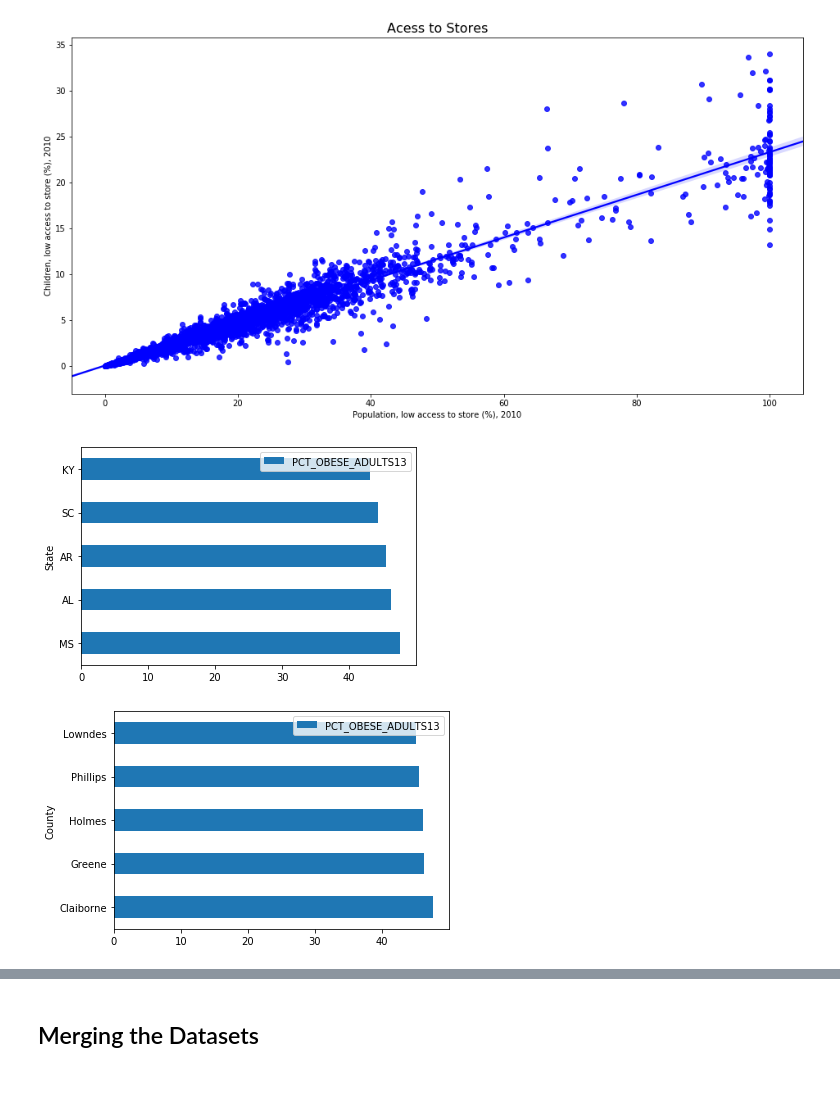
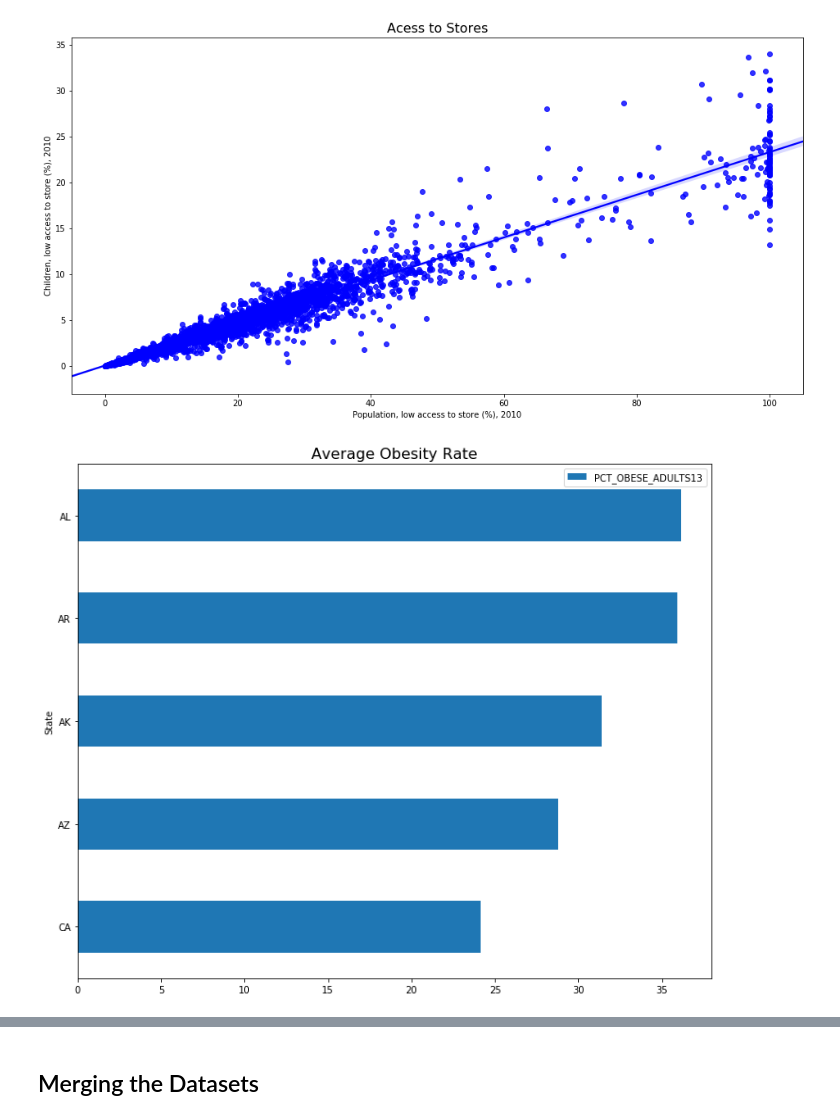
Before and after one commit to Graceallison/Predicting-Obesity-Rate-Bases-on-Food-Environment, a Jupyter notebook: Code/Data collecting and EDA.ipynb, the cells around one changed output, grey strips where cells are left out. Drawn from its saved outputs; the diff is of its cells as text; code cells hidden in the pictures; blank space fills up the shorter version.

```diff
--- a/Code/Data collecting and EDA.ipynb
+++ b/Code/Data collecting and EDA.ipynb
@@ -405,11 +403,15 @@ ax.set(xlabel='Population, low access to store (%), 2010', ylabel='Children, low
 plt.title('Acess to Stores', fontsize = 16);
 # %% [output]
 [figure]
-# %%
-df.groupby('State').agg({'PCT_OBESE_ADULTS13': 'max'}).sort_values(by='PCT_OBESE_ADULTS13', ascending=False).head(5).plot(kind='barh');
-# %% [output]
-[figure, removed]
-# %%
-df.groupby('County').agg({'PCT_OBESE_ADULTS13': 'max'}).sort_values(by='PCT_OBESE_ADULTS13', ascending=False).head(5).plot(kind='barh');
-# %% [output]
-[figure, removed]
+# %%
+import geopandas as gpd
+group_df = health.groupby('State')[['PCT_OBESE_ADULTS13']].agg(lambda x:x.mean())
+# %%
+top_avg_obesity_rates = group_df.head(5)
+# %%
+top_avg_obesity_rates.sort_values( by = 'PCT_OBESE_ADULTS13').plot(kind='barh', figsize=(12, 10)),
+plt.xlabel='Average Obesity Rate'
+plt.ylabel='State'
+plt.title('Average Obesity Rate', fontsize = 16);
+# %% [output]
+[figure, added]
```
Also changed, not shown: parts of 3 cells of this notebook, 1 other file.
